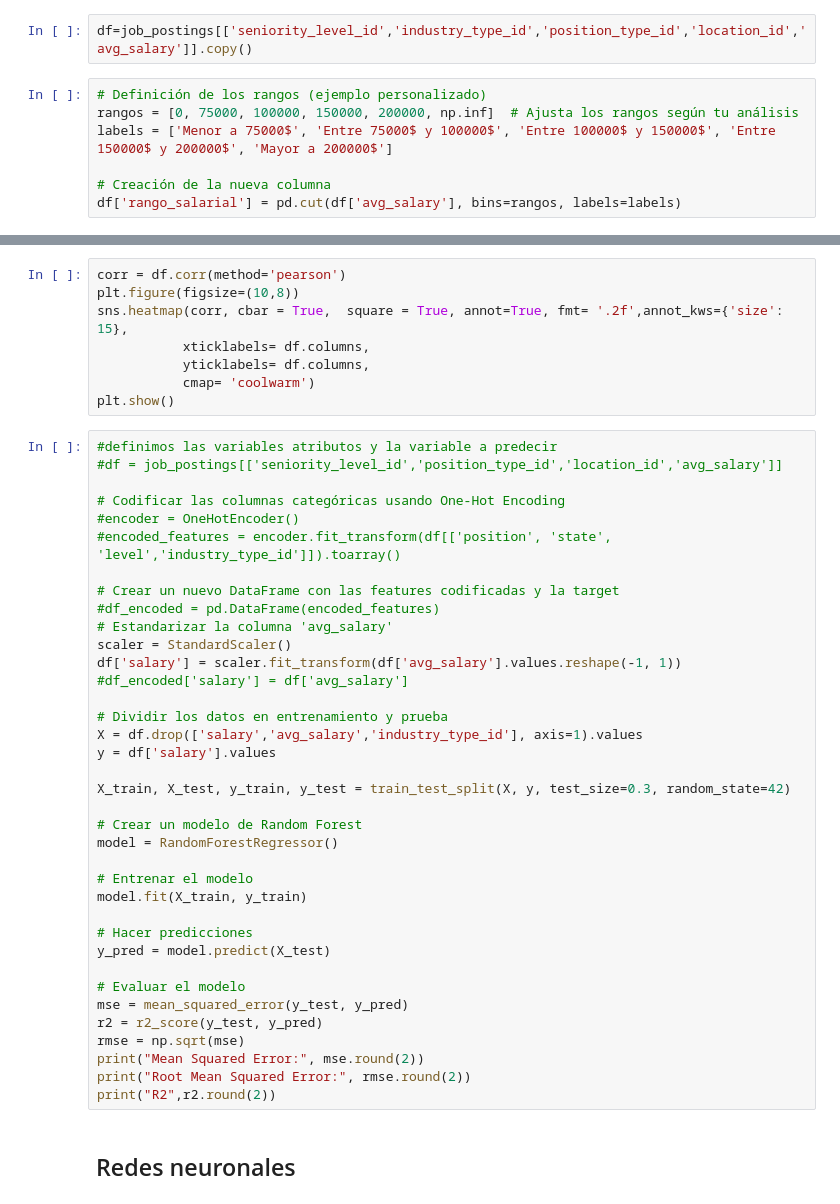
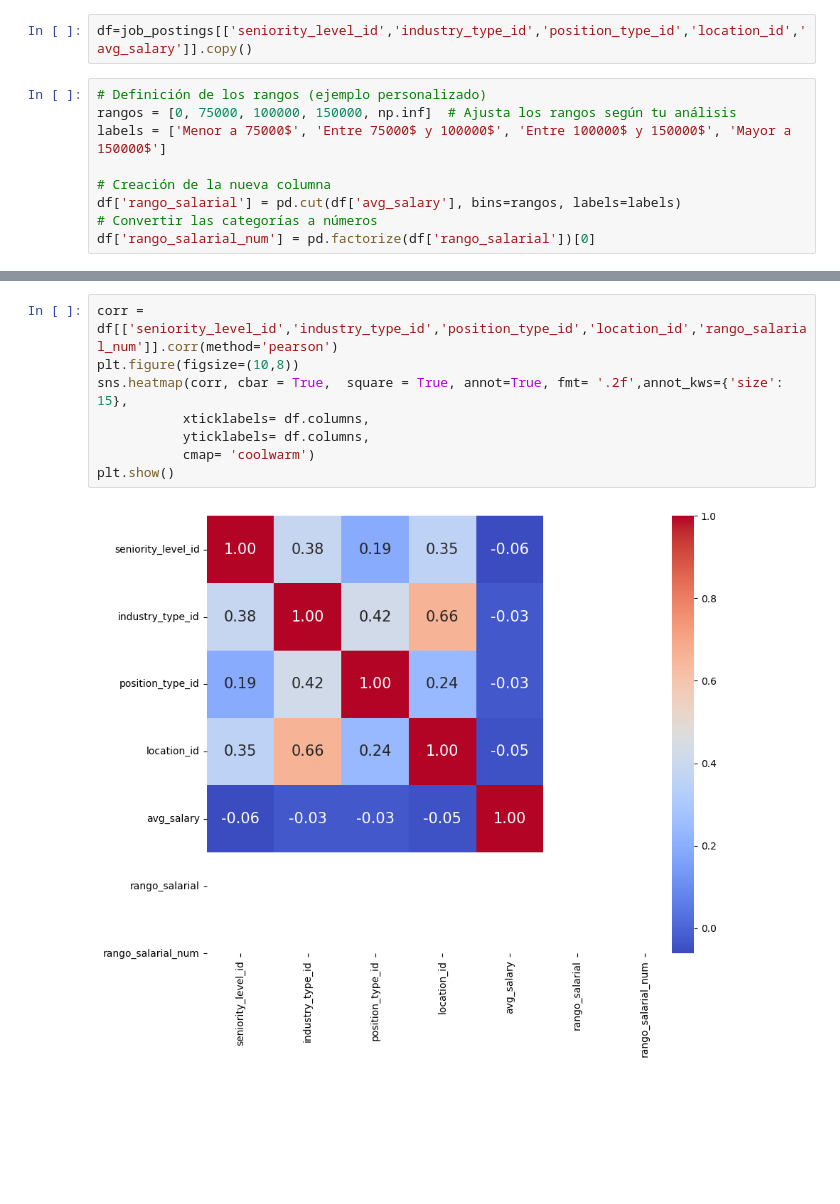
Before and after one commit to No-Country-simulation/c20-67-m-data-bi, a Jupyter notebook: ETL_EDA/model_ml.ipynb, the cells around one changed output, grey strips where cells are left out. Cells and saved outputs as stored; diff of their text form; blank space fills up the shorter version.

Commit message:
pruebas de modelos ML

```diff
--- a/ETL_EDA/model_ml.ipynb
+++ b/ETL_EDA/model_ml.ipynb
@@ -235,10 +111,12 @@ sns.histplot(data=job_postings, x='avg_salary', bins=20, kde=True)
 df=job_postings[['seniority_level_id','industry_type_id','position_type_id','location_id','avg_salary']].copy()
 # %%
 # Definición de los rangos (ejemplo personalizado)
-rangos = [0, 75000, 100000, 150000, 200000, np.inf]  # Ajusta los rangos según tu análisis
-labels = ['Menor a 75000$', 'Entre 75000$ y 100000$', 'Entre 100000$ y 150000$', 'Entre 150000$ y 200000$', 'Mayor a 200000$']
+rangos = [0, 75000, 100000, 150000, np.inf]  # Ajusta los rangos según tu análisis
+labels = ['Menor a 75000$', 'Entre 75000$ y 100000$', 'Entre 100000$ y 150000$', 'Mayor a 150000$']
 
 # Creación de la nueva columna
 df['rango_salarial'] = pd.cut(df['avg_salary'], bins=rangos, labels=labels)
+# Convertir las categorías a números
+df['rango_salarial_num'] = pd.factorize(df['rango_salarial'])[0]
 # %%
 df.rango_salarial.value_counts()
@@ -245,47 +139,10 @@ df.rango_salarial.value_counts()
 # %%
-corr = df.corr(method='pearson')
+corr = df[['seniority_level_id','industry_type_id','position_type_id','location_id','rango_salarial_num']].corr(method='pearson')
 plt.figure(figsize=(10,8))
 sns.heatmap(corr, cbar = True,  square = True, annot=True, fmt= '.2f',annot_kws={'size': 15},
            xticklabels= df.columns,
            yticklabels= df.columns,
            cmap= 'coolwarm')
 plt.show()
+# %% [output]
+[figure, added]
-# %%
-#definimos las variables atributos y la variable a predecir
-#df = job_postings[['seniority_level_id','position_type_id','location_id','avg_salary']]
-
-# Codificar las columnas categóricas usando One-Hot Encoding
-#encoder = OneHotEncoder()
-#encoded_features = encoder.fit_transform(df[['position', 'state', 'level','industry_type_id']]).toarray()
-
-# Crear un nuevo DataFrame con las features codificadas y la target
-#df_encoded = pd.DataFrame(encoded_features)
-# Estandarizar la columna 'avg_salary'
-scaler = StandardScaler()
-df['salary'] = scaler.fit_transform(df['avg_salary'].values.reshape(-1, 1))
-#df_encoded['salary'] = df['avg_salary']
-
-# Dividir los datos en entrenamiento y prueba
-X = df.drop(['salary','avg_salary','industry_type_id'], axis=1).values
-y = df['salary'].values
-
-X_train, X_test, y_train, y_test = train_test_split(X, y, test_size=0.3, random_state=42)
-
-# Crear un modelo de Random Forest
-model = RandomForestRegressor()
-
-# Entrenar el modelo
-model.fit(X_train, y_train)
-
-# Hacer predicciones
-y_pred = model.predict(X_test)
-
-# Evaluar el modelo
-mse = mean_squared_error(y_test, y_pred)
-r2 = r2_score(y_test, y_pred)
-rmse = np.sqrt(mse)
-print("Mean Squared Error:", mse.round(2))
-print("Root Mean Squared Error:", rmse.round(2))
-print("R2",r2.round(2))
-# %% [markdown]
-## Redes neuronales
```
Also changed, not shown: parts of 42 cells of this notebook.
